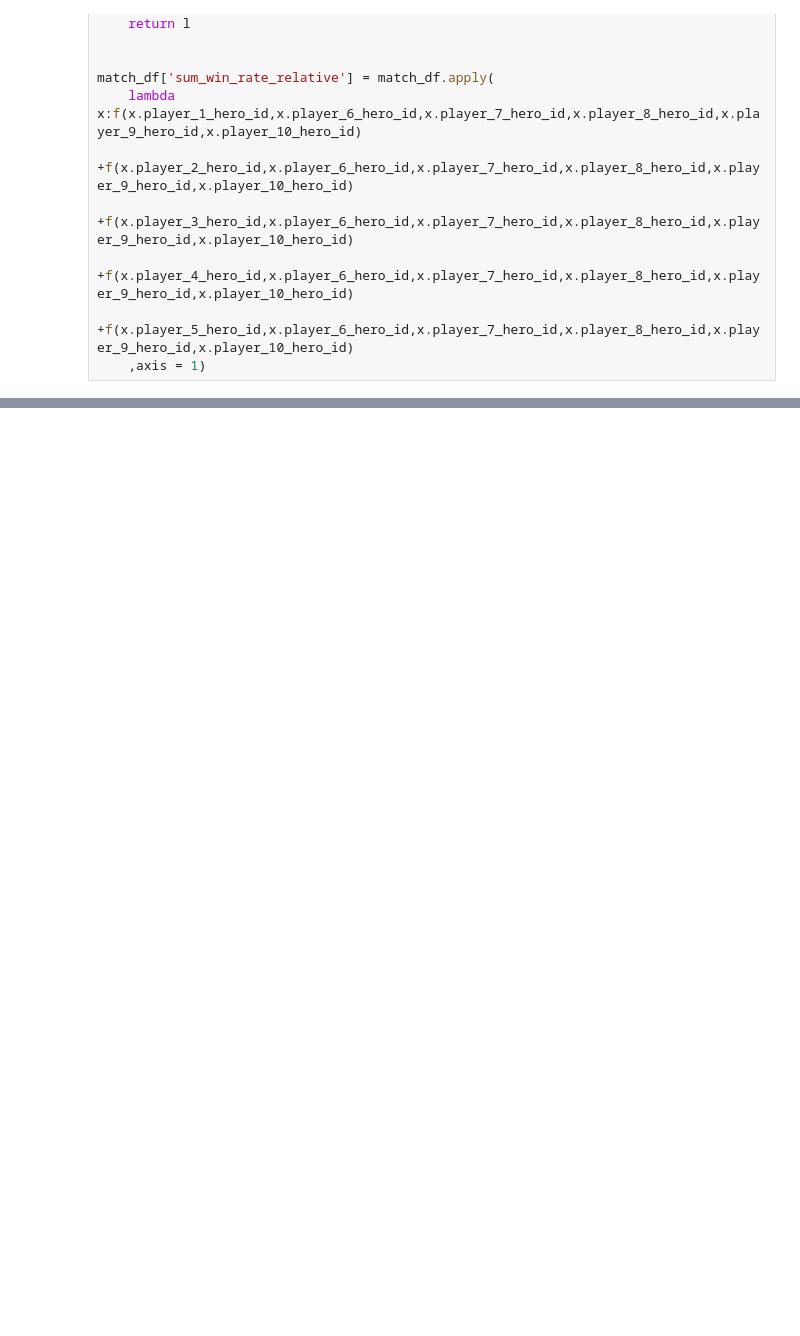
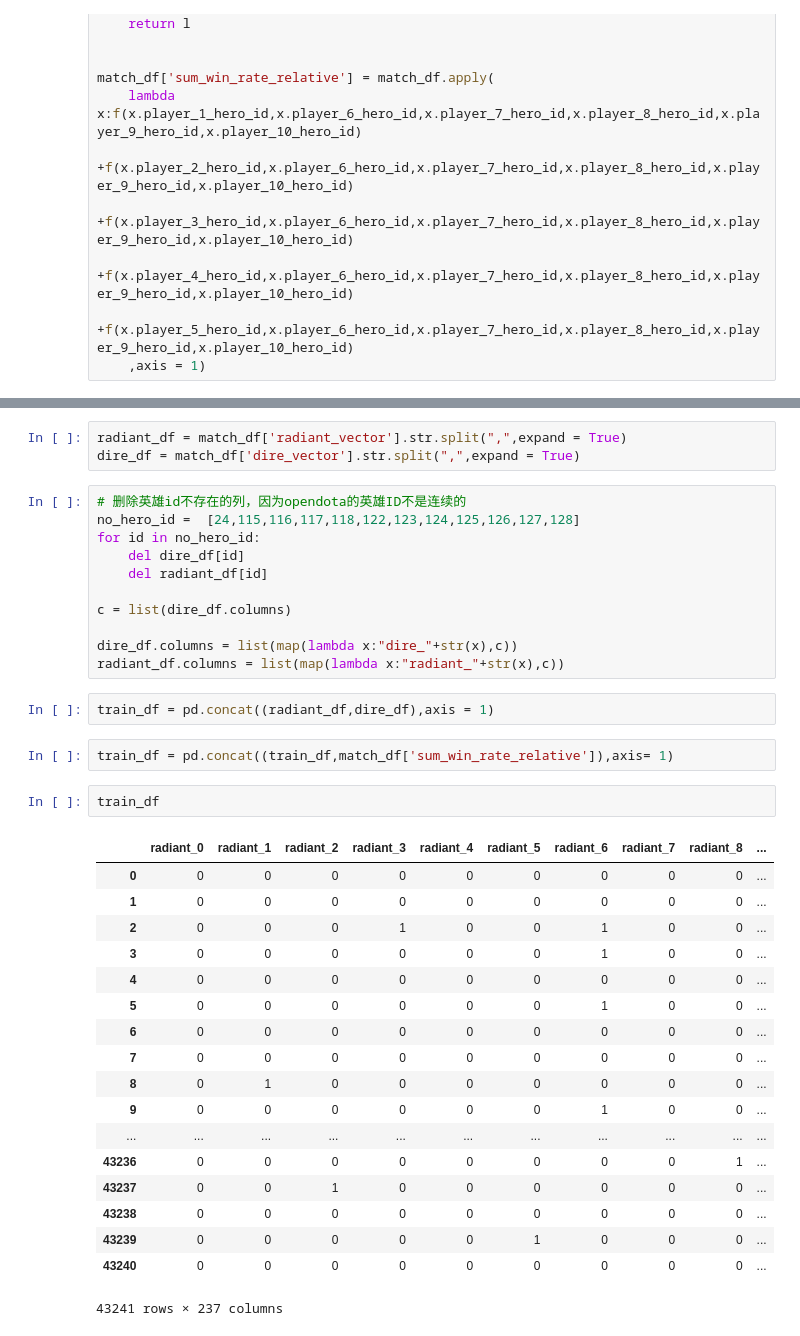
Before and after one commit to diorw/dota_analyze_and_prediction, a Jupyter notebook: explore.ipynb, the cells around one changed output, grey strips where cells are left out. Drawn from its saved outputs; the diff is of its cells as text; blank space fills up the shorter version.

```diff
--- a/explore.ipynb
+++ b/explore.ipynb
@@ -334,0 +290,39 @@ match_df[['sum_win_rate_relative','target']].sort_values(by = "sum_win_rate_rela
+# %%
+radiant_df = match_df['radiant_vector'].str.split(",",expand = True)
+dire_df = match_df['dire_vector'].str.split(",",expand = True)
+# %%
+# 删除英雄id不存在的列，因为opendota的英雄ID不是连续的
+no_hero_id =  [24,115,116,117,118,122,123,124,125,126,127,128]
+for id in no_hero_id:
+    del dire_df[id]
+    del radiant_df[id]
+
+c = list(dire_df.columns)
+
+dire_df.columns = list(map(lambda x:"dire_"+str(x),c))
+radiant_df.columns = list(map(lambda x:"radiant_"+str(x),c))
+# %%
+train_df = pd.concat((radiant_df,dire_df),axis = 1)
+# %%
+train_df = pd.concat((train_df,match_df['sum_win_rate_relative']),axis= 1)
+# %%
+train_df
+# %% [output]
+|  | radiant_0 | radiant_1 | radiant_2 | radiant_3 | radiant_4 | radiant_5 | radiant_6 | radiant_7 | radiant_8 | ... |
+| 0 | 0 | 0 | 0 | 0 | 0 | 0 | 0 | 0 | 0 | ... |
+| 1 | 0 | 0 | 0 | 0 | 0 | 0 | 0 | 0 | 0 | ... |
+| 2 | 0 | 0 | 0 | 1 | 0 | 0 | 1 | 0 | 0 | ... |
+| 3 | 0 | 0 | 0 | 0 | 0 | 0 | 1 | 0 | 0 | ... |
+| 4 | 0 | 0 | 0 | 0 | 0 | 0 | 0 | 0 | 0 | ... |
+| 5 | 0 | 0 | 0 | 0 | 0 | 0 | 1 | 0 | 0 | ... |
+| 6 | 0 | 0 | 0 | 0 | 0 | 0 | 0 | 0 | 0 | ... |
+| 7 | 0 | 0 | 0 | 0 | 0 | 0 | 0 | 0 | 0 | ... |
+| 8 | 0 | 1 | 0 | 0 | 0 | 0 | 0 | 0 | 0 | ... |
+| 9 | 0 | 0 | 0 | 0 | 0 | 0 | 1 | 0 | 0 | ... |
+| ... | ... | ... | ... | ... | ... | ... | ... | ... | ... | ... |
+| 43236 | 0 | 0 | 0 | 0 | 0 | 0 | 0 | 0 | 1 | ... |
+| 43237 | 0 | 0 | 1 | 0 | 0 | 0 | 0 | 0 | 0 | ... |
+| 43238 | 0 | 0 | 0 | 0 | 0 | 0 | 0 | 0 | 0 | ... |
+| 43239 | 0 | 0 | 0 | 0 | 0 | 1 | 0 | 0 | 0 | ... |
+| 43240 | 0 | 0 | 0 | 0 | 0 | 0 | 0 | 0 | 0 | ... |
+43241 rows × 237 columns
```
Also changed, not shown: parts of 10 cells of this notebook.
